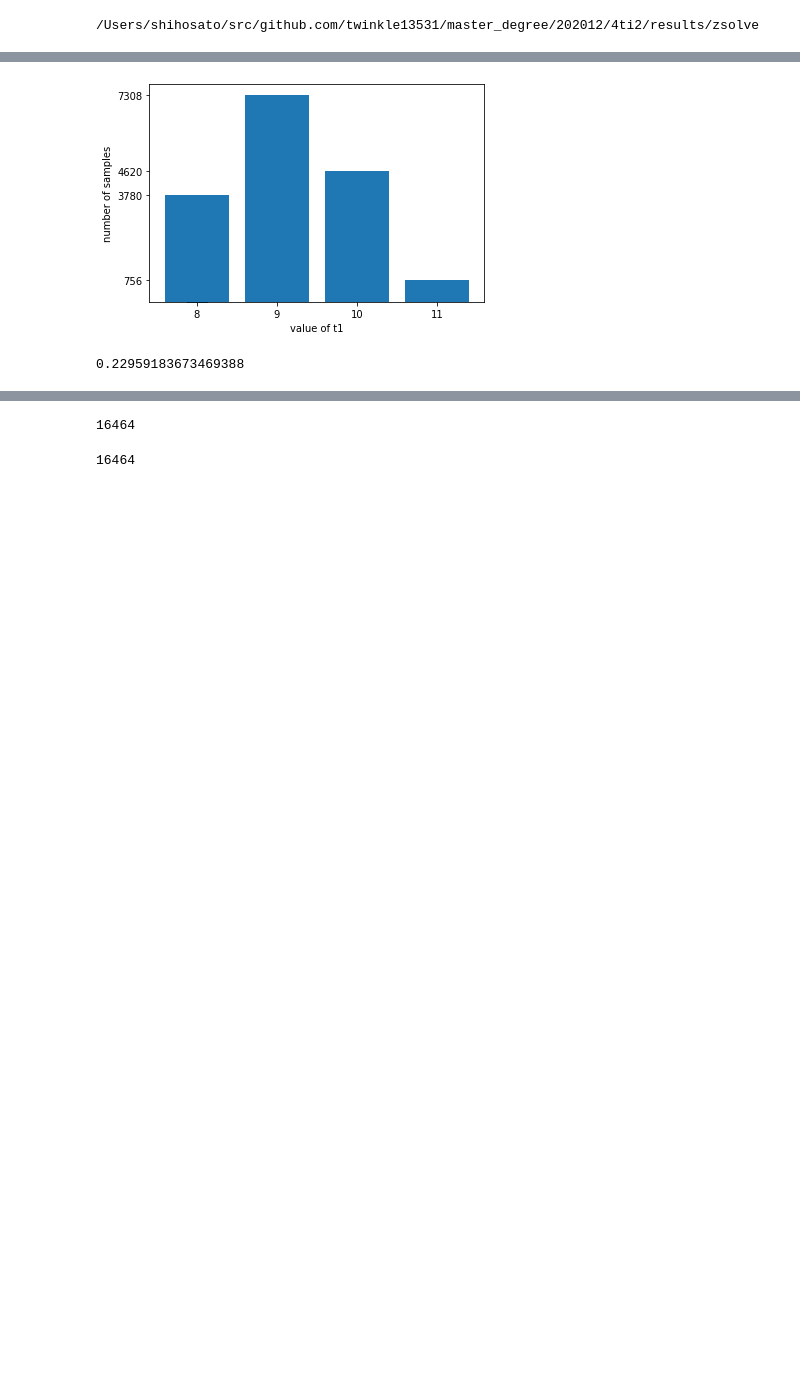
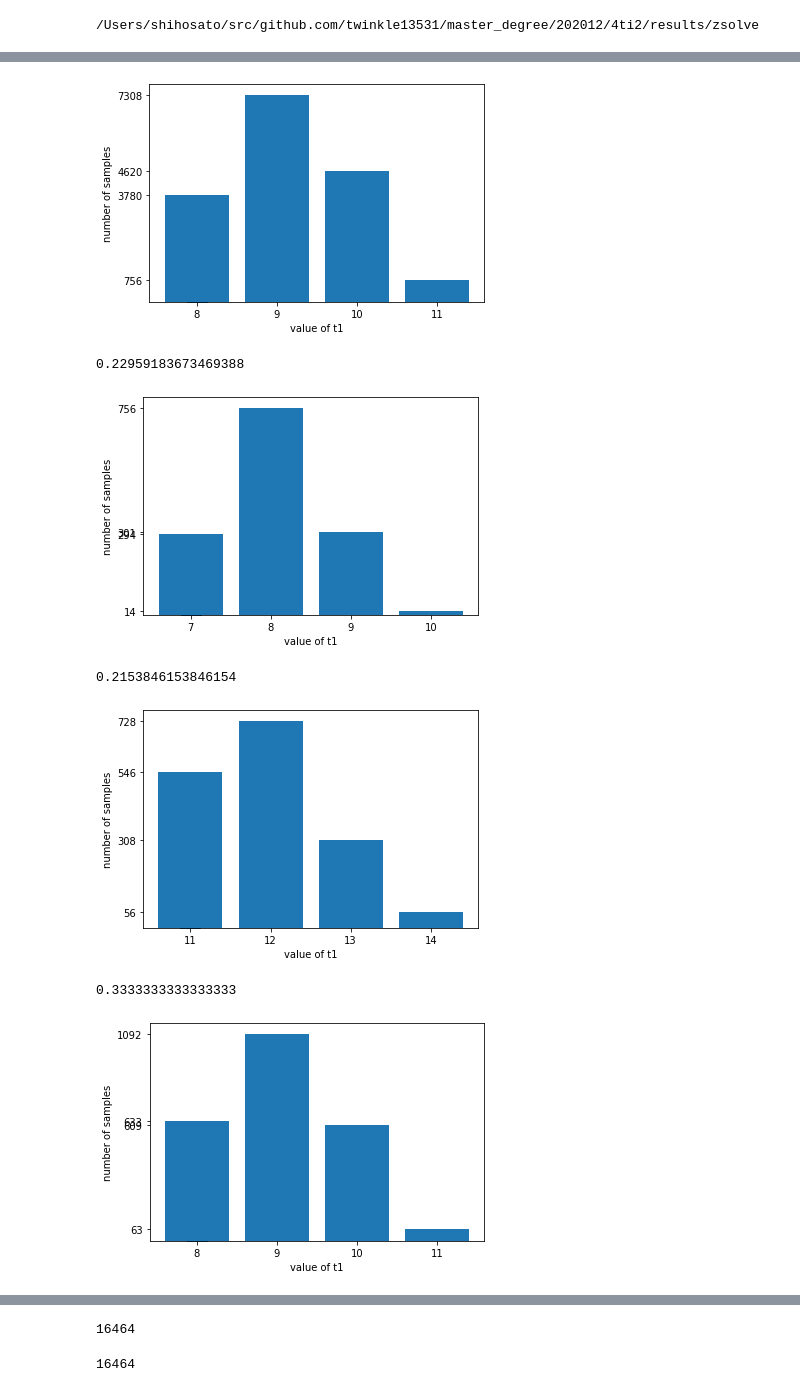
Before and after one commit to twinkle13531/master_degree, a Jupyter notebook: 202012/4ti2/results/zsolve/zsolve_plot.ipynb, the cells around one changed output, grey strips where cells are left out. Cells and saved outputs as stored; diff of their text form; code cells hidden in the pictures; blank space fills up the shorter version.

```diff
--- a/202012/4ti2/results/zsolve/zsolve_plot.ipynb
+++ b/202012/4ti2/results/zsolve/zsolve_plot.ipynb
@@ -12,19 +15,26 @@ sys.path.append(os.path.join('..', '..', 'functions'))
 import zsolve_t1 as zt
 import pandas as pd
 import numpy as np
+# %%
+num_list = [0, 1, 2, 3, 4]
 # %%
-for bit in [20]:
-    for num in [0]:
+for bit in [20, 25]:
+    for num in num_list:
         zinhom_path = '../../{}bit/{}/{}bit_{}.zinhom'.format(bit, num, bit, num)
         zinhom_num, zinhom_list = zt.make_result_list(zinhom_path)
         path = "../../../input/ost{}_{}.csv".format(bit, num)
         df = pd.read_csv(path, sep=',')
         zrs = zt.zsolve_result_summerize(df, zinhom_list)
 
         output_path = '{}bit_{}_zsolve_result'.format(bit, num)
         hist_dic = zrs.y_num_hist(output_path)
 
         print(zrs.calucurate_p())
 # %% [output]
 [figure]
 0.22959183673469388
+[figure, added]
+0.2153846153846154
+[figure, added]
+0.3333333333333333
+[figure, added]
```
Also changed, not shown: parts of 2 cells of this notebook, 11 other files.
